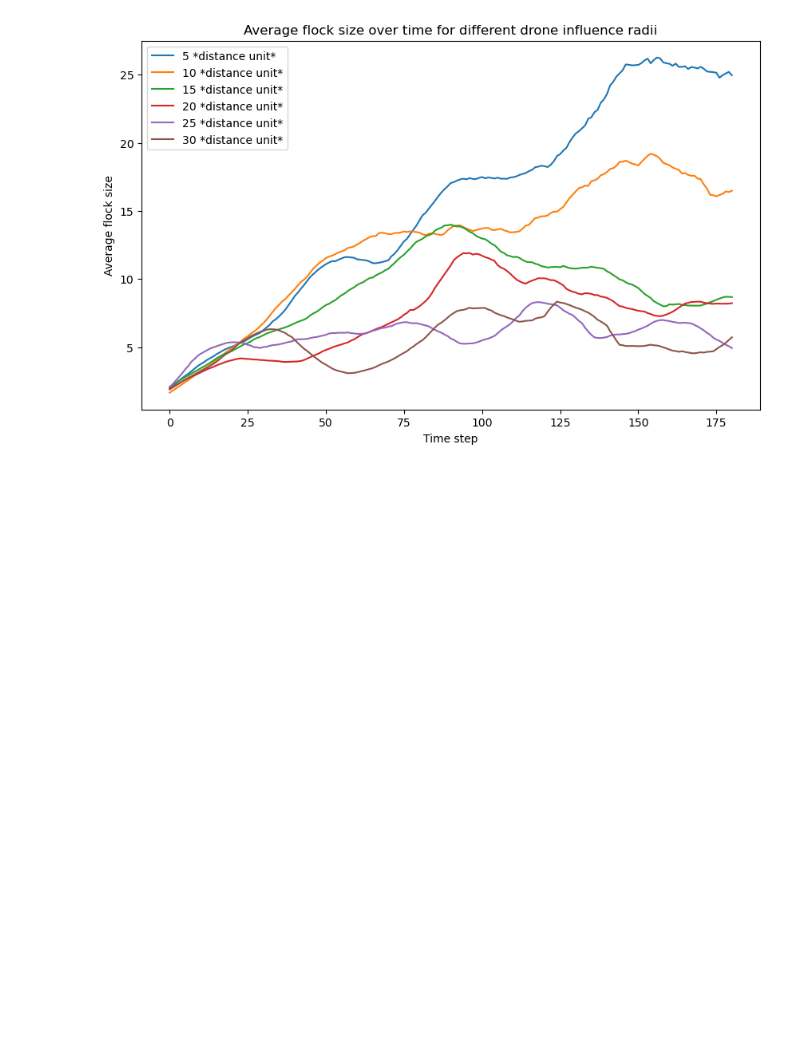
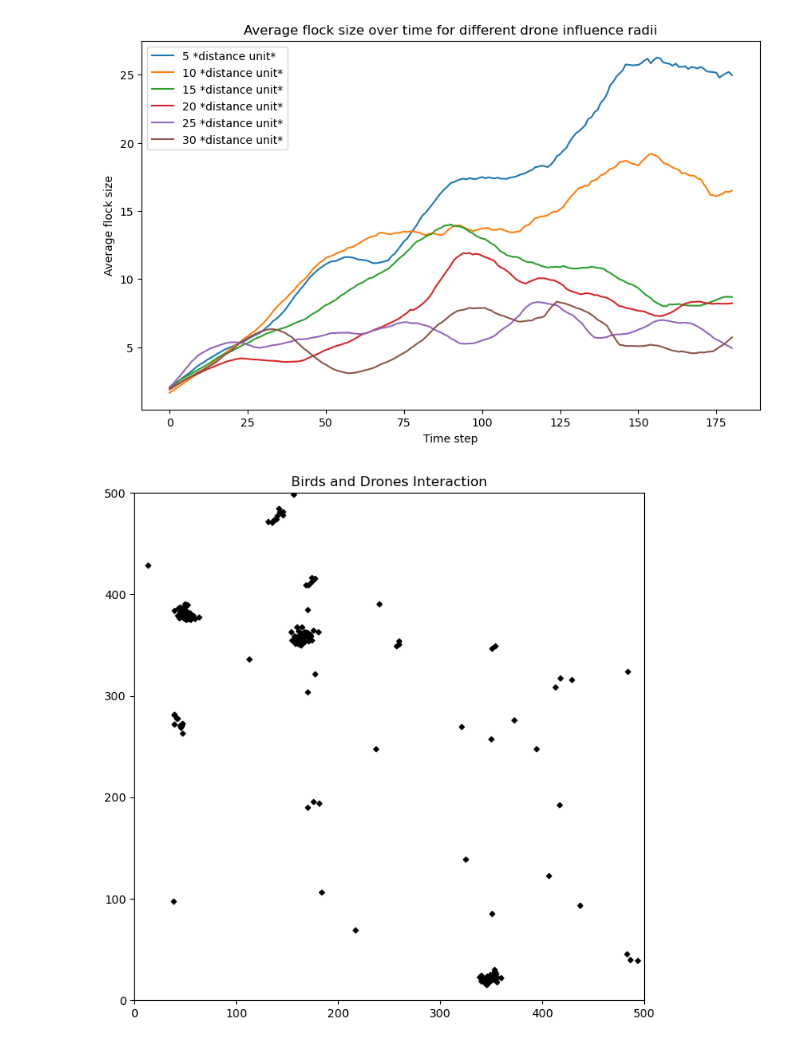
Before and after one commit to orlaghk/Flocking-Drone-Control, a Jupyter notebook: dispersing_model.ipynb, the cells around one changed output. Cells and saved outputs as stored; diff of their text form; code cells hidden in the pictures; blank space fills up the shorter version.

Commit message:
graphs

```diff
--- a/dispersing_model.ipynb
+++ b/dispersing_model.ipynb
@@ -461,3 +461,27 @@ plt.savefig('dispering_changing_drone_radii.pdf', format='pdf')
 plt.show()
 # %% [output]
 [figure]
+# %%
+# Simulation
+Nd = 0  # number of drones
+vd = 0  # constant speed of drones
+Rd = 0  # range of influence of drones
+
+x, y, vx, vy, theta = initialize_birds(N, L)
+drone_x, drone_y, drone_vx, drone_vy = initialize_drones(Nd, L)
+
+flock_sizes = []  # List to store flock sizes at each time step
+
+for _ in range(Nt):
+    drone_x, drone_y, drone_vx, drone_vy = update_drones(drone_x, drone_y, drone_vx, drone_vy, x, y, L, vd, dt, Rd, r)
+    flock_size = len(get_local_birds(x, y, 0, R))
+    flock_sizes.append(flock_size)
+
+    for i in range(N):
+        vx[i], vy[i] = update_velocities(x, y, vx[i], vy[i], i, drone_x, drone_y, Rd)
+
+    x, y, vx, vy = update(x, y, vx, vy, theta, Rsq, eta, N, dt, r, drone_x, drone_y, Rd)
+    visualize(x, y, vx, vy, drone_x, drone_y)
+    clear_output(wait=True)
+# %% [output]
+[figure, added]
```
Also changed, not shown: parts of 1 cell of this notebook, 1 other file.
